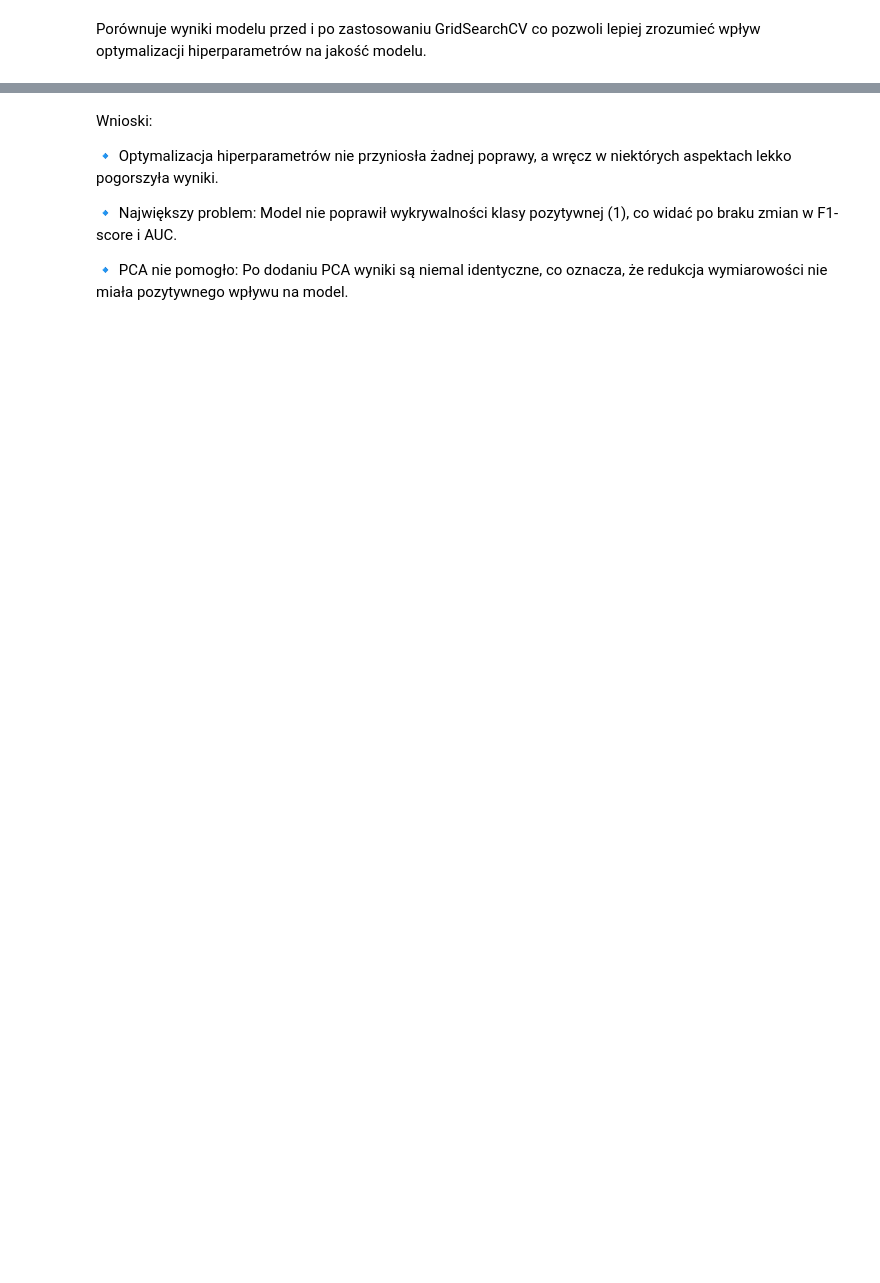
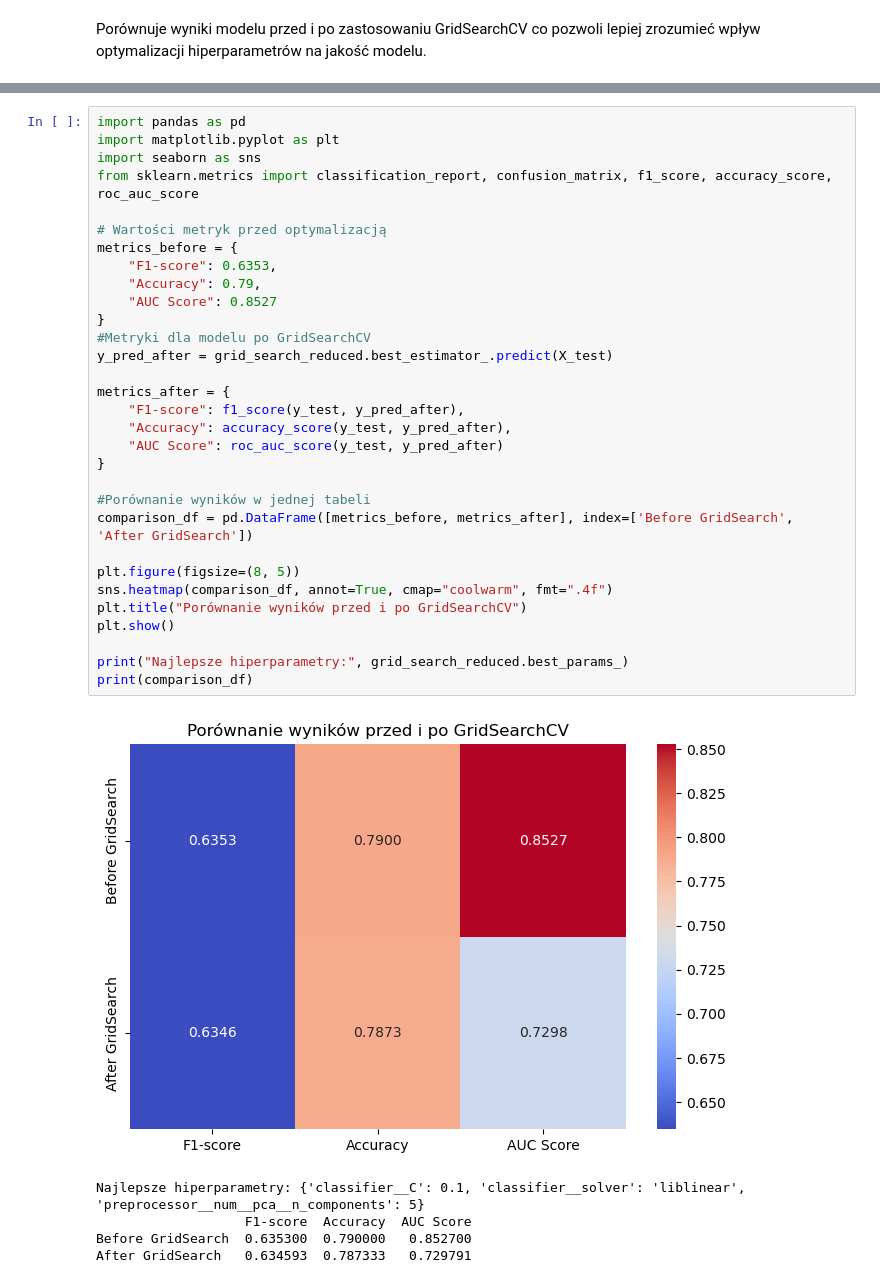
Before and after one commit to Quick-witted-flower/Hiperparametry-pl, a Jupyter notebook: Hiperparametry.ipynb, the cells around one changed output, grey strips where cells are left out. Saved outputs shown, nothing was run; the diff lists cells and outputs as text; blank space fills up the shorter version.

Commit message:
Corrected model performance analysis after GridSearchCV

```diff
--- a/Hiperparametry.ipynb
+++ b/Hiperparametry.ipynb
@@ -169,8 +67,37 @@ AUC Score            0.8527               0.8527
-# %% [markdown]
-Wnioski:
-
-🔹 Optymalizacja hiperparametrów nie przyniosła żadnej poprawy, a wręcz w niektórych aspektach lekko pogorszyła wyniki.
-
-🔹 Największy problem: Model nie poprawił wykrywalności klasy pozytywnej (1), co widać po braku zmian w F1-score i AUC.
-
-🔹 PCA nie pomogło: Po dodaniu PCA wyniki są niemal identyczne, co oznacza, że redukcja wymiarowości nie miała pozytywnego wpływu na model.
+# %%
+import pandas as pd
+import matplotlib.pyplot as plt
+import seaborn as sns
+from sklearn.metrics import classification_report, confusion_matrix, f1_score, accuracy_score, roc_auc_score
+
+# Wartości metryk przed optymalizacją
+metrics_before = {
+    "F1-score": 0.6353,
+    "Accuracy": 0.79,
+    "AUC Score": 0.8527
+}
+#Metryki dla modelu po GridSearchCV
+y_pred_after = grid_search_reduced.best_estimator_.predict(X_test)
+
+metrics_after = {
+    "F1-score": f1_score(y_test, y_pred_after),
+    "Accuracy": accuracy_score(y_test, y_pred_after),
+    "AUC Score": roc_auc_score(y_test, y_pred_after)
+}
+
+#Porównanie wyników w jednej tabeli
+comparison_df = pd.DataFrame([metrics_before, metrics_after], index=['Before GridSearch', 'After GridSearch'])
+
+plt.figure(figsize=(8, 5))
+sns.heatmap(comparison_df, annot=True, cmap="coolwarm", fmt=".4f")
+plt.title("Porównanie wyników przed i po GridSearchCV")
+plt.show()
+
+print("Najlepsze hiperparametry:", grid_search_reduced.best_params_)
+print(comparison_df)
+# %% [output]
+[figure, added]
+Najlepsze hiperparametry: {'classifier__C': 0.1, 'classifier__solver': 'liblinear', 'preprocessor__num__pca__n_components': 5}
+                   F1-score  Accuracy  AUC Score
+Before GridSearch  0.635300  0.790000   0.852700
+After GridSearch   0.634593  0.787333   0.729791
```
Also changed, not shown: parts of 3 cells of this notebook.
